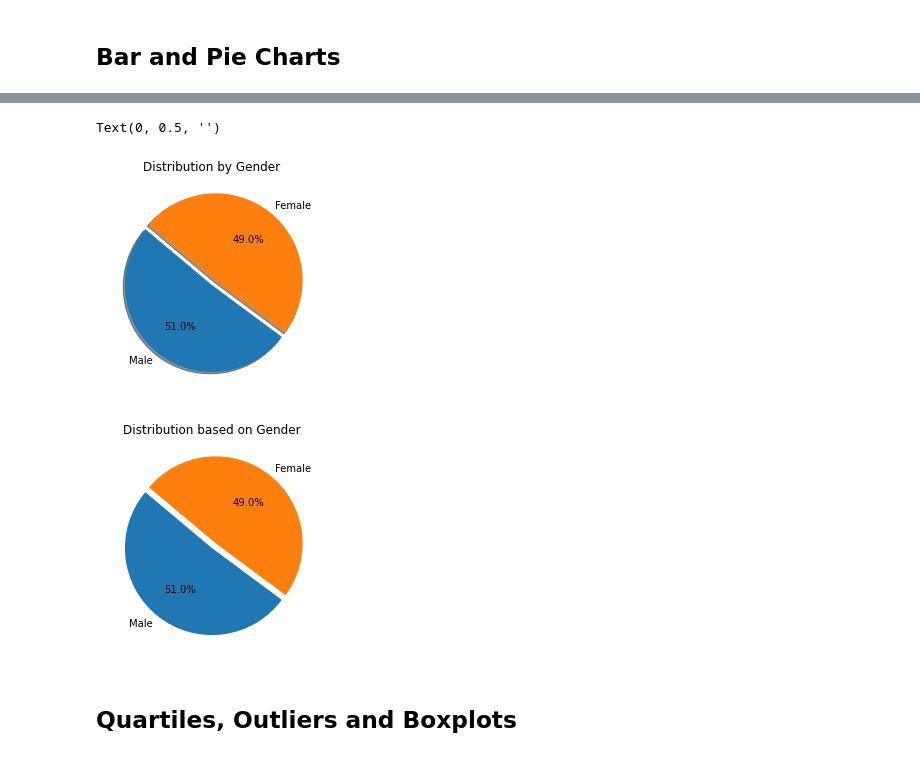
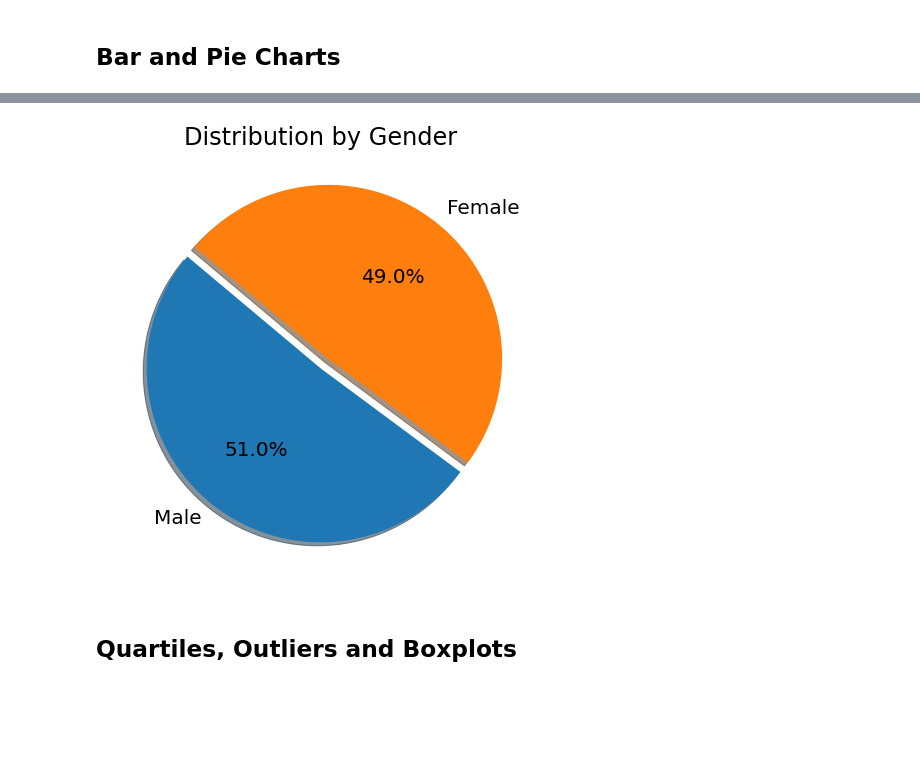
Before and after one commit to mtamrakar656/pymaceuticals, a Jupyter notebook: pymaceuticals.ipynb, the cells around one changed output, grey strips where cells are left out. Drawn from its saved outputs; the diff is of its cells as text; code cells hidden in the pictures; blank space fills up the shorter version.

```diff
--- a/pymaceuticals.ipynb
+++ b/pymaceuticals.ipynb
@@ -172,18 +176,22 @@ plt.show
 # %%
 # Generate a pie plot showing the distribution of female versus male mice using Pandas
 
 # Assign explode
 explode = (0, 0.07)
 
 # Create a dataframe based on gender
 mice_group = mouse_study['Sex'].value_counts()
 
-# Generate a pie plot based on the
+# Generate a pie plot based on gender
+mpl.rcParams['font.size'] = 20.0
+fig1, ax1 = plt.subplots(figsize = (8, 8))
 mice_pie_plot = mice_group.plot(kind="pie", explode = explode, autopct = '%1.1f%%', startangle = 140, shadow = True, title='Distribution by Gender')
 mice_pie_plot.set_ylabel('')
+
+# Display pie plot
+plt.show()
 # %% [output]
-Text(0, 0.5, '')
-[figure, old version]
+[figure, new version]
 # %%
 # Generate a pie plot showing the distribution of female versus male mice using pyplot
 
@@ -197,11 +205,14 @@ explode = (0, 0.07)
 mice_group = mouse_study['Sex'].value_counts()
 
 # Generate the pie plot based on gender
-plt.pie(mice_group, autopct = '%1.1f%%', labels = mice_group.index.values, explode = explode, startangle = 140)
-plt.title('Distribution based on Gender')
+mpl.rcParams['font.size'] = 20.0
+fig1, ax1 = plt.subplots(figsize = (8,8))
+plt.pie(mice_group, autopct = '%1.1f%%', labels = mice_group.index.values, explode = explode, shadow = True, startangle = 140)
+plt.title('Distribution based on Gender', fontsize = 20)
+
+# Save figure and Display pie plot
+plt.savefig("./Images/pie_plot", bbox_inches = 'tight')
 plt.show()
-# %% [output]
-[figure, removed]
 # %% [markdown]
 ## Quartiles, Outliers and Boxplots
 # %%
```
Also changed, not shown: parts of 9 cells of this notebook, 10 other files.
